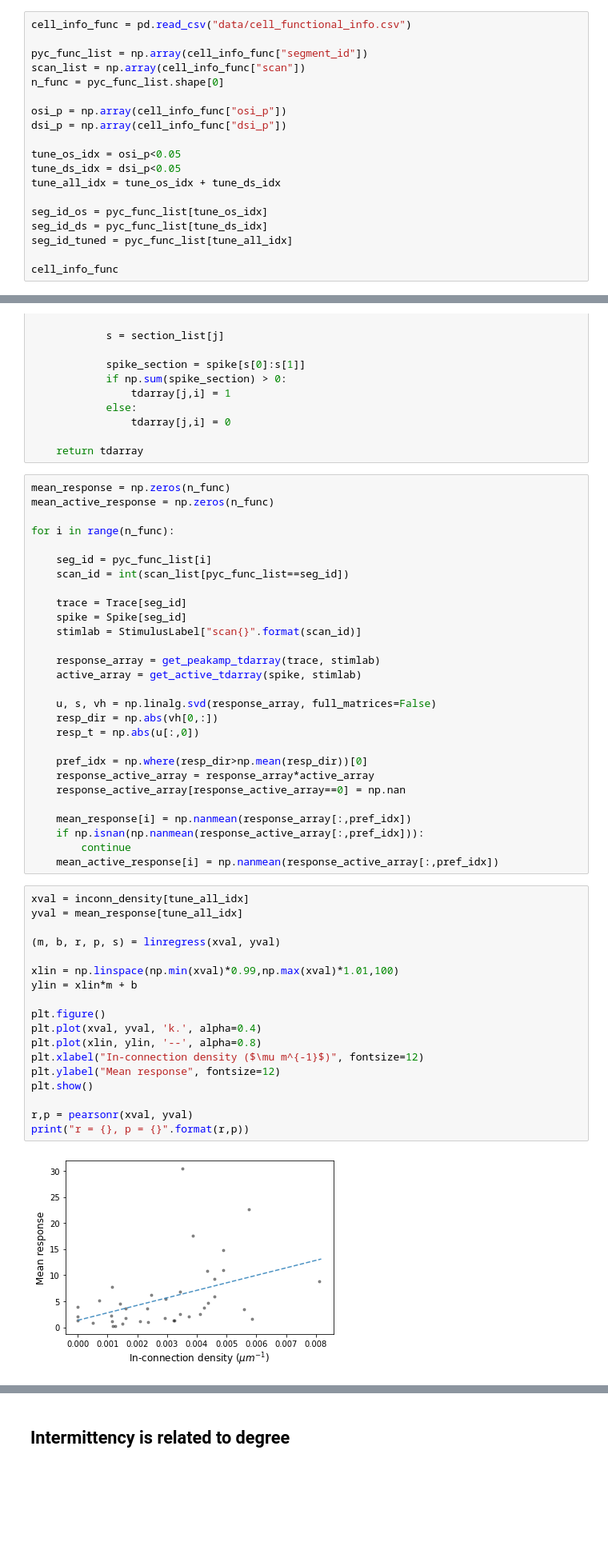
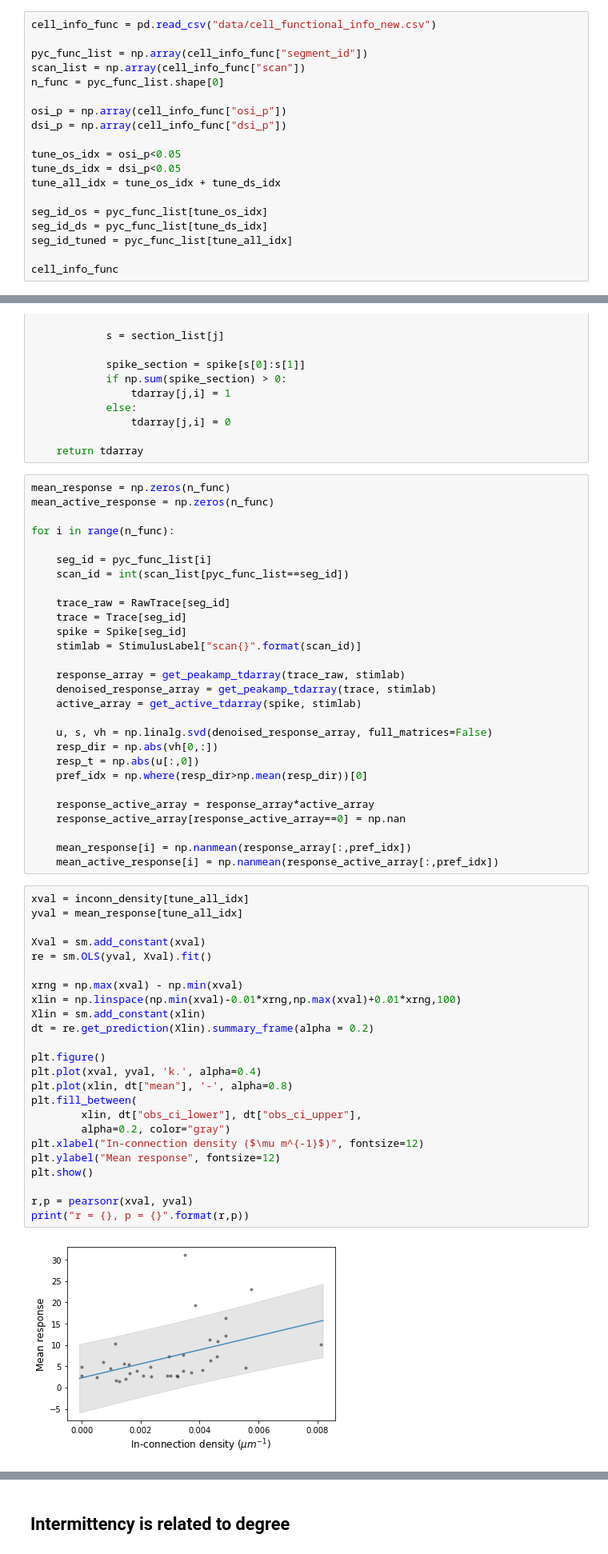
Before and after one commit to AllenInstitute/MicronsBinder, a Jupyter notebook: notebooks/multiscale/function/intermittency_analysis.ipynb, the cells around one changed output, grey strips where cells are left out. Shown at 80% size. Cells and saved outputs as stored; diff of their text form; blank space fills up the shorter version.

Commit message:
functional analysis update

```diff
--- a/notebooks/multiscale/function/intermittency_analysis.ipynb
+++ b/notebooks/multiscale/function/intermittency_analysis.ipynb
@@ -139,7 +124,7 @@ cell_info
 # %% [markdown]
 ## PyC with functional data
 # %%
-cell_info_func = pd.read_csv("data/cell_functional_info.csv")
+cell_info_func = pd.read_csv("data/cell_functional_info_new.csv")
 
 pyc_func_list = np.array(cell_info_func["segment_id"])
 scan_list = np.array(cell_info_func["scan"])
@@ -437,42 +422,48 @@ for i in range(n_func):
     seg_id = pyc_func_list[i]
     scan_id = int(scan_list[pyc_func_list==seg_id])
 
+    trace_raw = RawTrace[seg_id]
     trace = Trace[seg_id]
     spike = Spike[seg_id]
     stimlab = StimulusLabel["scan{}".format(scan_id)]
 
-    response_array = get_peakamp_tdarray(trace, stimlab)
+    response_array = get_peakamp_tdarray(trace_raw, stimlab)
+    denoised_response_array = get_peakamp_tdarray(trace, stimlab)
     active_array = get_active_tdarray(spike, stimlab)
 
-    u, s, vh = np.linalg.svd(response_array, full_matrices=False)
+    u, s, vh = np.linalg.svd(denoised_response_array, full_matrices=False)
     resp_dir = np.abs(vh[0,:])
     resp_t = np.abs(u[:,0])
+    pref_idx = np.where(resp_dir>np.mean(resp_dir))[0]
 
-    pref_idx = np.where(resp_dir>np.mean(resp_dir))[0]
     response_active_array = response_array*active_array
     response_active_array[response_active_array==0] = np.nan
 
     mean_response[i] = np.nanmean(response_array[:,pref_idx])
-    if np.isnan(np.nanmean(response_active_array[:,pref_idx])):
-        continue
     mean_active_response[i] = np.nanmean(response_active_array[:,pref_idx])
 # %%
 xval = inconn_density[tune_all_idx]
 yval = mean_response[tune_all_idx]
 
-(m, b, r, p, s) = linregress(xval, yval)
+Xval = sm.add_constant(xval)
+re = sm.OLS(yval, Xval).fit()
 
-xlin = np.linspace(np.min(xval)*0.99,np.max(xval)*1.01,100)
-ylin = xlin*m + b
+xrng = np.max(xval) - np.min(xval)
+xlin = np.linspace(np.min(xval)-0.01*xrng,np.max(xval)+0.01*xrng,100)
+Xlin = sm.add_constant(xlin)
+dt = re.get_prediction(Xlin).summary_frame(alpha = 0.2)
 
 plt.figure()
 plt.plot(xval, yval, 'k.', alpha=0.4)
-plt.plot(xlin, ylin, '--', alpha=0.8)
+plt.plot(xlin, dt["mean"], '-', alpha=0.8)
+plt.fill_between(
+        xlin, dt["obs_ci_lower"], dt["obs_ci_upper"],
+        alpha=0.2, color="gray")
 plt.xlabel("In-connection density ($\mu m^{-1}$)", fontsize=12)
 plt.ylabel("Mean response", fontsize=12)
 plt.show()
 
 r,p = pearsonr(xval, yval)
 print("r = {}, p = {}".format(r,p))
 # %% [output]
-[figure, old version]
+[figure, new version]
```
Also changed, not shown: parts of 14 cells of this notebook, 2 other files.
